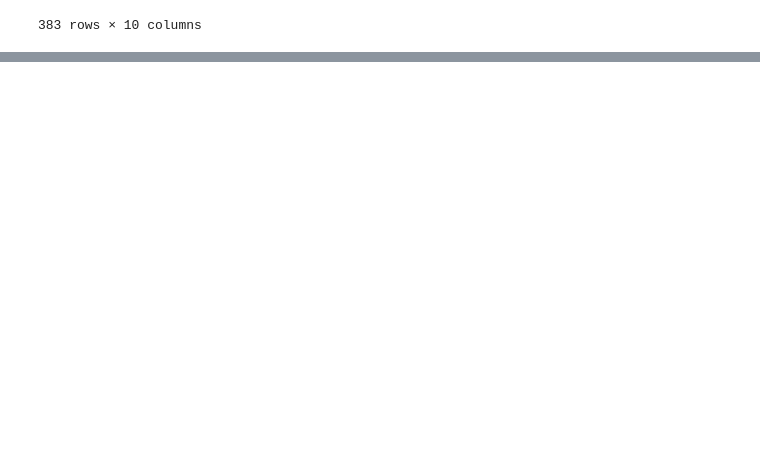
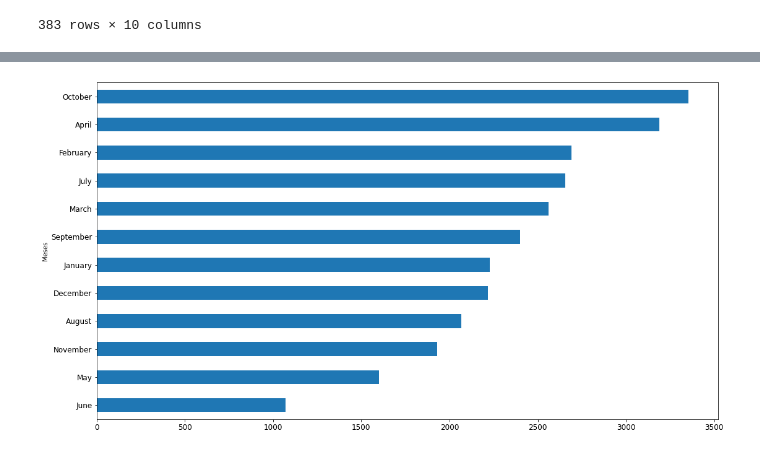
Before and after one commit to nnatoo/bigdata, a Jupyter notebook: trabalho.ipynb, the cells around one changed output, grey strips where cells are left out. Cells and saved outputs as stored; diff of their text form; code cells hidden in the pictures; blank space fills up the shorter version.

```diff
--- a/trabalho.ipynb
+++ b/trabalho.ipynb
@@ -75,0 +307,15 @@ len('Centro de Custos')
+# %%
+df['Meses'] = df['Pagamento'].apply(lambda x:x.strftime('%B'))
+
+df.sort_values(["Meses"])
+
+(df.groupby("Meses")
+ ["Valor"]
+ .mean()
+ .sort_values()
+).plot(kind="barh",
+       figsize=(18,10),
+       fontsize=12
+      );
+# %% [output]
+[figure, added]
```
Also changed, not shown: parts of 28 cells of this notebook.
